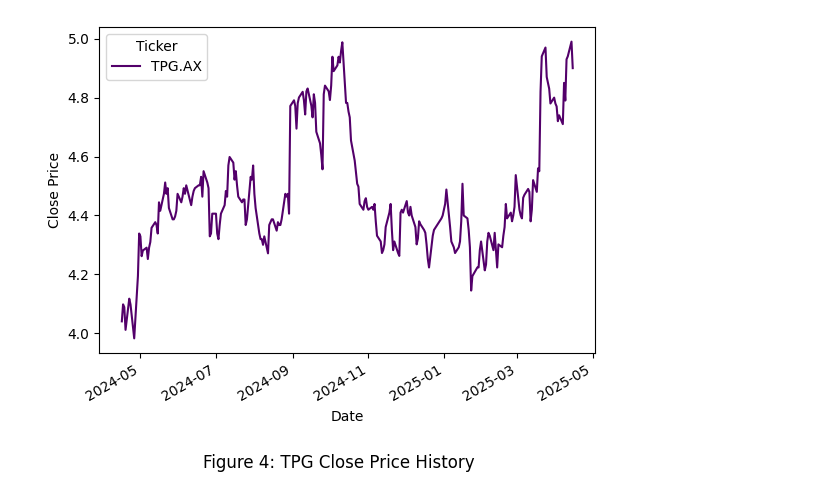
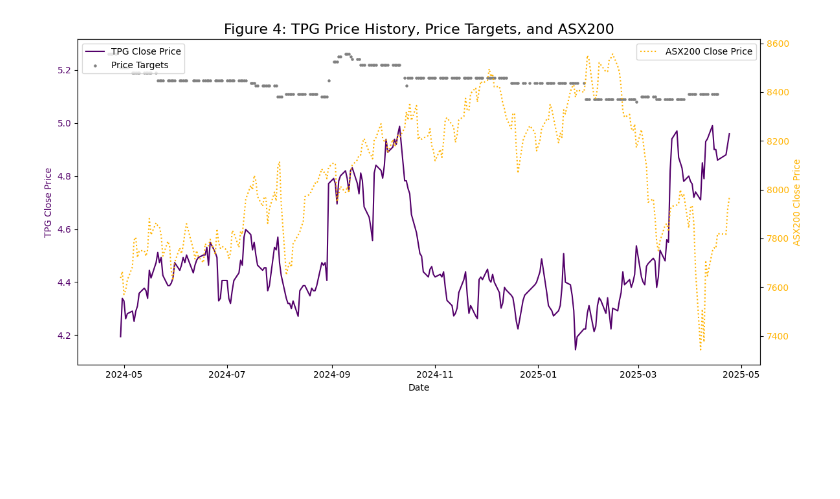
Before and after one commit to minzy123/FINM3422-Group-11, a Jupyter notebook: Charts/Chart Price History.ipynb, the cells around one changed output. Drawn from its saved outputs; the diff is of its cells as text; code cells hidden in the pictures; blank space fills up the shorter version.

Commit message:
Updated graph, updated txt file

```diff
--- a/Charts/Chart Price History.ipynb
+++ b/Charts/Chart Price History.ipynb
@@ -2,70 +2,52 @@
 #Install and import necessary Python libraries
 !python3 -m pip install yfinance
 !python3 -m pip install xlrd
+!python3 -m pip install openpyxl
 import yfinance as yf
 import pandas as pd
 import matplotlib.pyplot as plt  # Import matplotlib for plotting
 
-#Graph 1: TPG Share Price History
-tpg = yf.download(
-    tickers='TPG.AX',
-    start='2024-04-16',
-    end='2025-04-16'
-)
-tpg
+# Combined Graph: TPG Price History, Price Targets, and ASX200
 
-# Ensure the 'Date' column is in datetime format and set it as the index
-tpg.reset_index(inplace=True)
-tpg['Date'] = pd.to_datetime(tpg['Date'])
-tpg.set_index('Date', inplace=True)
+# Create a figure and axis for the first y-axis
+fig, ax1 = plt.subplots(figsize=(12, 6))
+# Fetch TPG stock data
+tpg = yf.download('TPG.AX', start='2024-04-28', end='2025-04-28')
 
-tpg['Close'].plot(color='#53006A')  # Set the line color to purple
-plt.suptitle('Figure 4: TPG Close Price History', y=-0.01)
-plt.xlabel('Date')
-plt.ylabel('Close Price')
+# Fetch ASX200 index data
+asx200 = yf.download('^AXJO', start='2024-04-28', end='2025-04-28')
 
-plt.savefig('tpg_close_price_history.png', bbox_inches='tight')
-plt.show()  # Display the graph
-
-#Graph 2: ASX200 Share Price History
-asx200 = yf.download(
-    tickers='^AXJO',
-    start='2024-04-16',
-    end='2025-04-16'
-)
-asx200
-
-asx200['Close'].plot(color='#53006A')  # Set the line color to purple
-plt.suptitle('Figure 5: ASX200 Close Price History', y=-0.01)
-plt.xlabel('Date')
-plt.ylabel('Close Price')
-
-plt.savefig('asx200_close_price_history.png', bbox_inches='tight')
-plt.show()  # Display the graph
-
-#Graph 3:  Historical Price Targets on the Research (taken from a CSV file)
-
-# Load the data from the CSV file
+# Load price targets from the Historical_Price_Targets.csv file
 price_targets = pd.read_csv('Historical_Price_Targets.csv')
-
-# Ensure the 'Date' column is in datetime format
 price_targets['Date'] = pd.to_datetime(price_targets['Date'])
-
-# Set the 'Date' column as the index
 price_targets.set_index('Date', inplace=True)
 
-# Plot the Price Target data
-price_targets['Price Target'].plot(figsize=(10, 6), color='#53006A', marker='o', linestyle='-')
-plt.suptitle('Figure 6: Historical Price Targets for TPG', fontsize=20, y=-0.05)
-plt.xlabel('Date', fontsize=20)
-plt.ylabel('Price Target', fontsize=20)
-plt.grid(True)
-plt.tight_layout()
+# Plot the TPG Close Price as a line graph
+ax1.plot(tpg.index, tpg['Close'], color='#53006A', label='TPG Close Price')
+ax1.set_xlabel('Date')  # Set x-axis label
+ax1.set_ylabel('TPG Close Price', color='#53006A')  # Set y-axis label for the first axis
+ax1.tick_params(axis='y', labelcolor='#53006A')  # Set tick parameters for the first axis
 
-# Save the graph
-plt.savefig('historical_price_targets_tpg.png', bbox_inches='tight')
+# Plot the Price Targets as black dots
+ax1.scatter(price_targets.index, price_targets['Price Target'], color='grey', label='Price Targets', zorder=5, s=5)
 
-#Graph 4: TPG Share Price and Volume (not required in the orginal task sheet)
+# Create a second y-axis for the ASX200
+ax2 = ax1.twinx()
+ax2.plot(asx200.index, asx200['Close'], color='#FFB401', linestyle='dotted', label='ASX200 Close Price')
+ax2.set_ylabel('ASX200 Close Price', color='#FFB401')  # Set y-axis label for the second axis
+ax2.tick_params(axis='y', labelcolor='#FFB401')  # Set tick parameters for the second axis
+
+# Add a title and legends
+plt.title('Figure 4: TPG Price History, Price Targets, and ASX200', fontsize=16)
+fig.tight_layout()
+ax1.legend(loc='upper left')
+ax2.legend(loc='upper right')
+
+# Save the combined graph
+plt.savefig('combined_graph_tpg_asx200.png', bbox_inches='tight')
+plt.show()
+
+#Extra Graph for Cover Sheet: TPG Share Price and Volume (not required in the orginal task sheet)
 
 # Load the TPG share price data from the Excel file
 tpg_data = pd.read_excel('TPGsharepricedata.xls', sheet_name=0)
@@ -122 +105 @@ YF.download() has changed argument auto_adjust default to True
-[figure, old version]
+[figure, new version]
```
Also changed, not shown: parts of 1 cell of this notebook, 8 other files.
